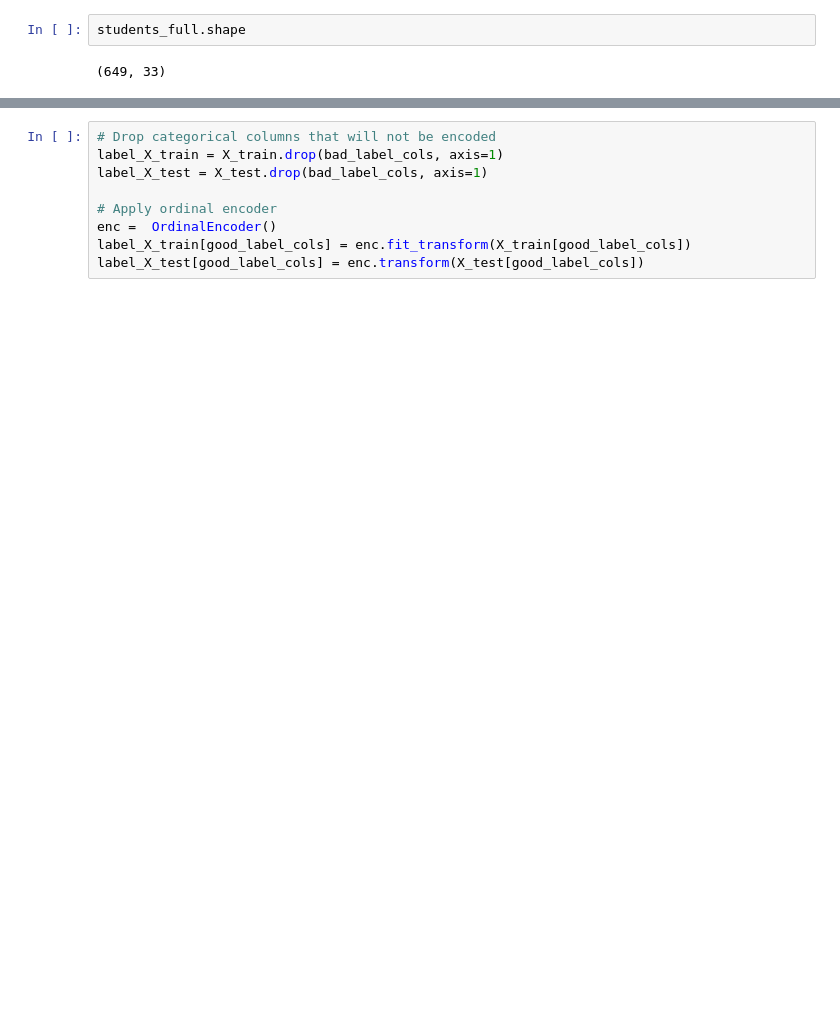
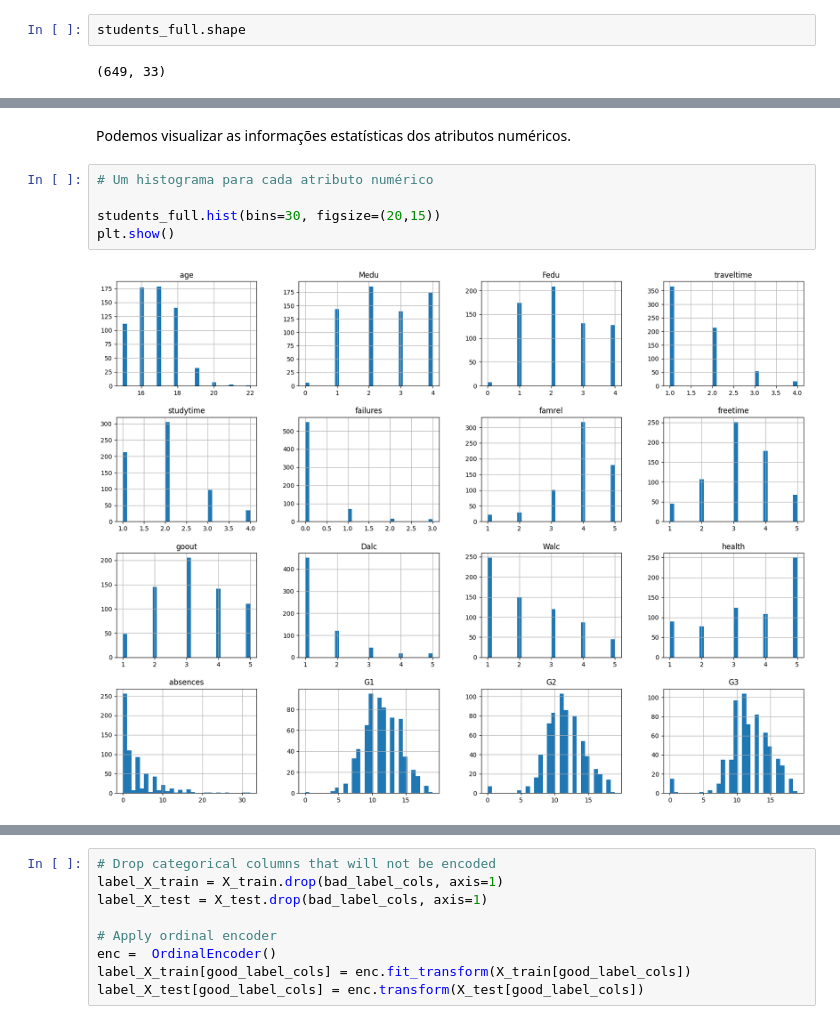
Before and after one commit to emanoelopes/progpy, a Jupyter notebook: uci-dt-studentsperformanceprediction.ipynb, the cells around one changed output, grey strips where cells are left out. Drawn from its saved outputs; the diff is of its cells as text; blank space fills up the shorter version.

```diff
--- a/uci-dt-studentsperformanceprediction.ipynb
+++ b/uci-dt-studentsperformanceprediction.ipynb
@@ -76,0 +214,9 @@ students_full.shape
+# %% [markdown]
+Podemos visualizar as informações estatísticas dos atributos numéricos.
+# %%
+# Um histograma para cada atributo numérico
+
+students_full.hist(bins=30, figsize=(20,15))
+plt.show()
+# %% [output]
+[figure, added]
```
Also changed, not shown: parts of 45 cells of this notebook.
